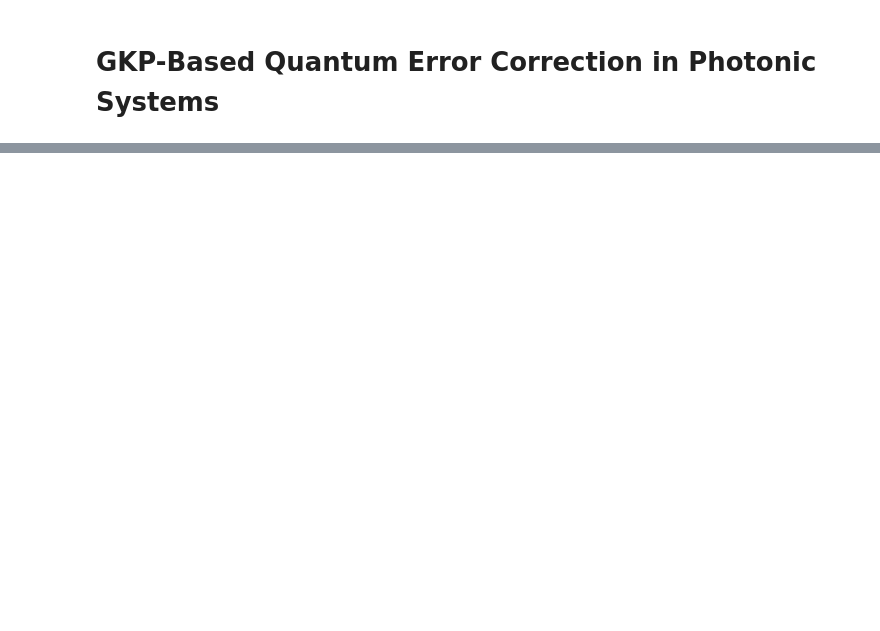
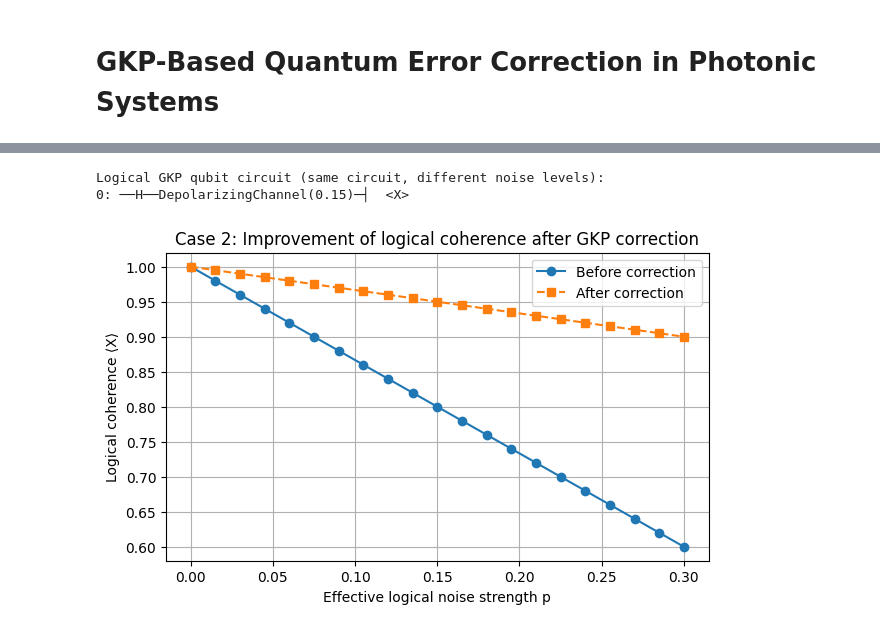
Before and after one commit to DennisWayo/bosonsicflow-gkp, a Jupyter notebook: demos/gkp_qec_demo.ipynb, the cells around one changed output, grey strips where cells are left out. Saved outputs shown, nothing was run; the diff lists cells and outputs as text; code cells hidden in the pictures; blank space fills up the shorter version.

```diff
--- a/demos/gkp_qec_demo.ipynb
+++ b/demos/gkp_qec_demo.ipynb
@@ -52,0 +181,41 @@ After correction:  0.9333333333333327
+# %%
+import pennylane as qml
+from pennylane import numpy as np
+import matplotlib.pyplot as plt
+
+dev = qml.device("default.mixed", wires=1)
+
+@qml.qnode(dev)
+def logical_gkp_coherence(noise_strength):
+    qml.Hadamard(wires=0)
+    qml.DepolarizingChannel(noise_strength, wires=0)
+    return qml.expval(qml.PauliX(0))
+
+
+# Effective logical noise ranges
+p_raw = np.linspace(0.0, 0.30, 21)          # before correction
+alpha = 0.25                                # correction efficiency factor
+p_corrected = alpha * p_raw                 # after correction
+
+# Compute coherences
+coh_raw = [logical_gkp_coherence(p) for p in p_raw]
+coh_corrected = [logical_gkp_coherence(p) for p in p_corrected]
+
+print("Logical GKP qubit circuit (same circuit, different noise levels):")
+print(qml.draw(logical_gkp_coherence)(p_before))
+
+# Plot
+plt.figure(figsize=(7, 4))
+plt.plot(p_raw, coh_raw, "o-", label="Before correction")
+plt.plot(p_raw, coh_corrected, "s--", label="After correction")
+
+plt.xlabel("Effective logical noise strength p")
+plt.ylabel("Logical coherence ⟨X⟩")
+plt.title("Case 2: Improvement of logical coherence after GKP correction")
+plt.legend()
+plt.grid(True)
+plt.show()
+# %% [output]
+Logical GKP qubit circuit (same circuit, different noise levels):
+0: ──H──DepolarizingChannel(0.15)─┤  <X>
+[figure, added]
```
Also changed, not shown: parts of 16 cells of this notebook.
